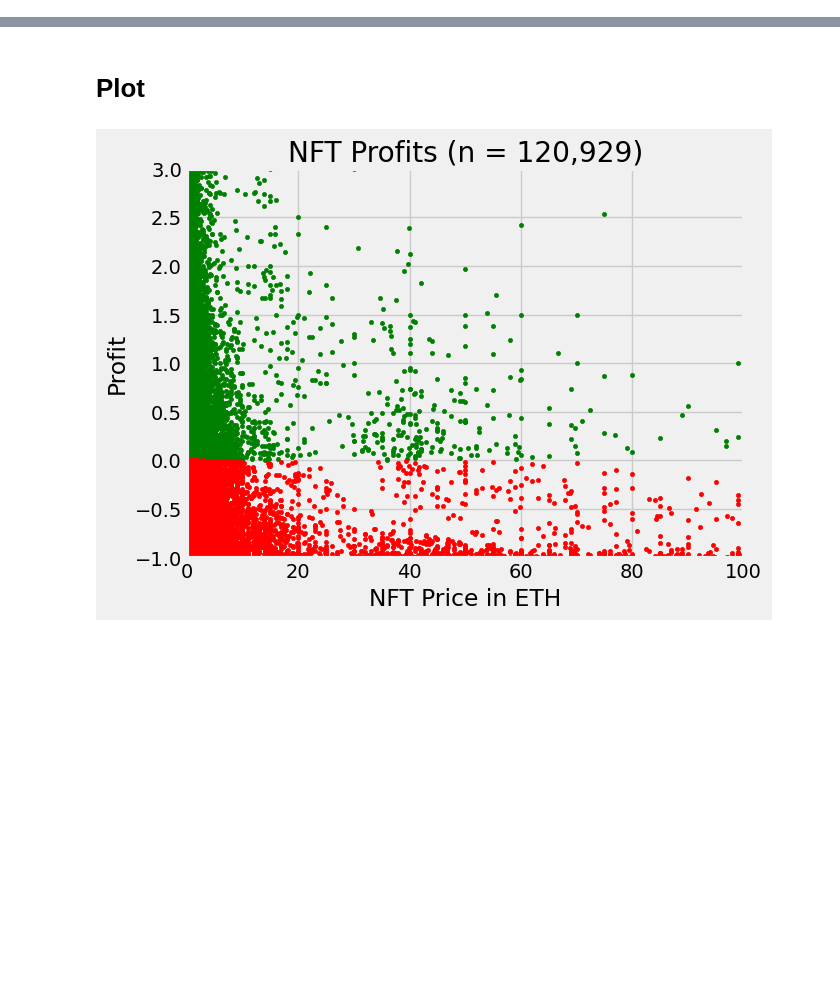
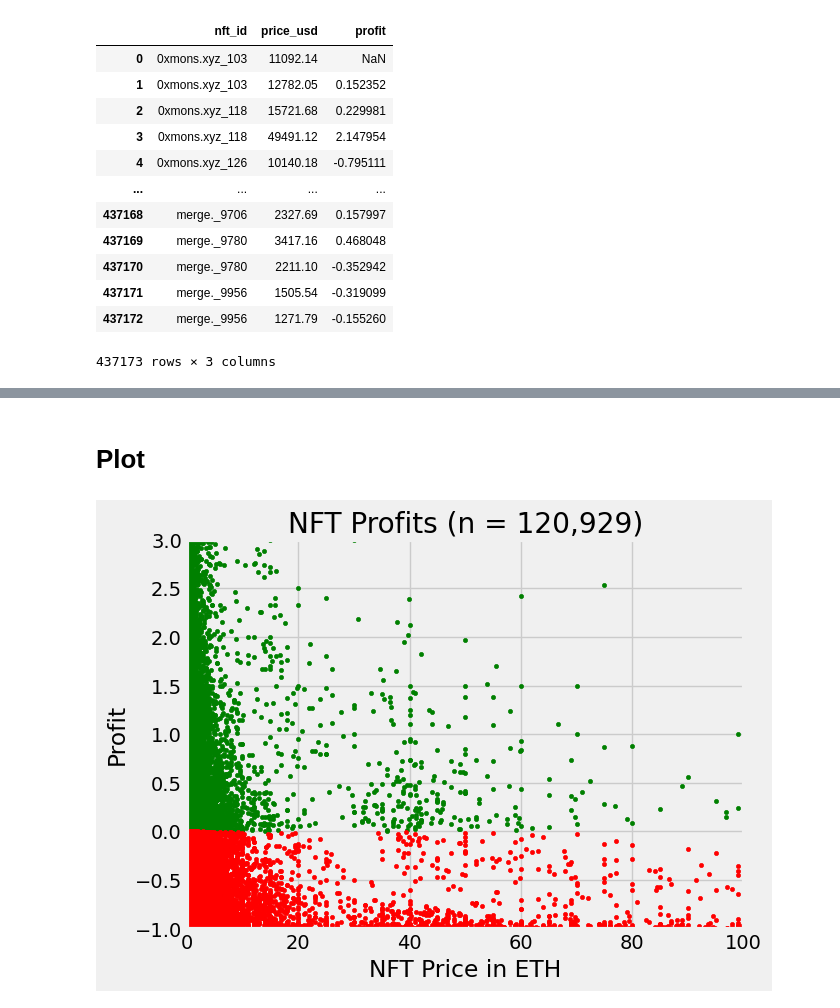
Before and after one commit to vfcapital/bachelor-thesis, a Jupyter notebook: bachelorthesis/nft_analysis.ipynb, the cells around one changed output, grey strips where cells are left out. Saved outputs shown, nothing was run; the diff lists cells and outputs as text; code cells hidden in the pictures; blank space fills up the shorter version.

```diff
--- a/bachelorthesis/nft_analysis.ipynb
+++ b/bachelorthesis/nft_analysis.ipynb
@@ -22,0 +62,16 @@ nft_profits
+# %%
+nft_profits.assign(profit=nft_profits["price_usd"].pct_change())
+# %% [output]
+|  | nft_id | price_usd | profit |
+| 0 | 0xmons.xyz_103 | 11092.14 | NaN |
+| 1 | 0xmons.xyz_103 | 12782.05 | 0.152352 |
+| 2 | 0xmons.xyz_118 | 15721.68 | 0.229981 |
+| 3 | 0xmons.xyz_118 | 49491.12 | 2.147954 |
+| 4 | 0xmons.xyz_126 | 10140.18 | -0.795111 |
+| ... | ... | ... | ... |
+| 437168 | merge._9706 | 2327.69 | 0.157997 |
+| 437169 | merge._9780 | 3417.16 | 0.468048 |
+| 437170 | merge._9780 | 2211.10 | -0.352942 |
+| 437171 | merge._9956 | 1505.54 | -0.319099 |
+| 437172 | merge._9956 | 1271.79 | -0.155260 |
+437173 rows × 3 columns
```
Also changed, not shown: parts of 19 cells of this notebook, 2 other files.
